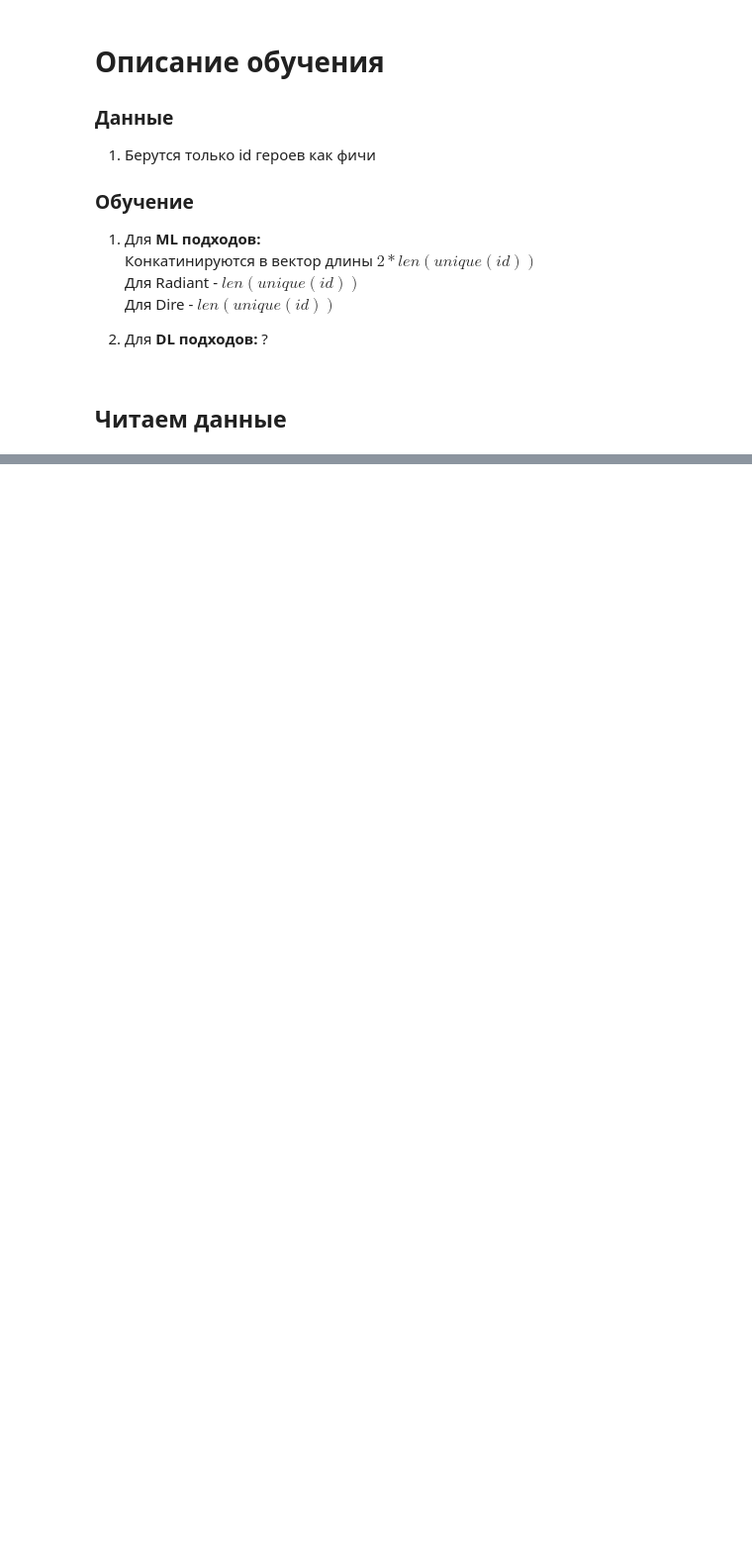
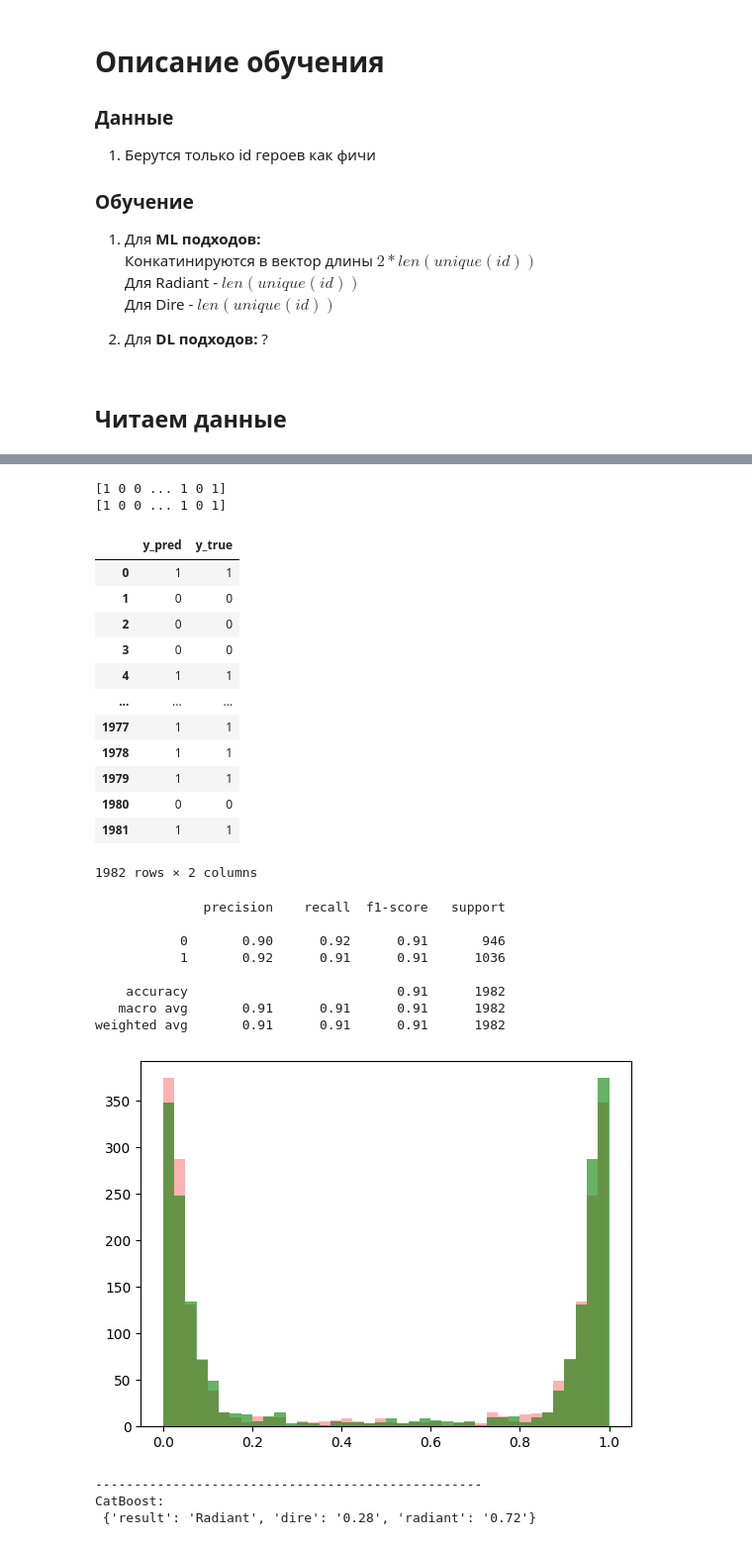
Before and after one commit to LeDron12/SmartDota, a Jupyter notebook: src/experiments/ids_only/ids_only.ipynb, the cells around one changed output, grey strips where cells are left out. Shown at 99% size. Saved outputs shown, nothing was run; the diff lists cells and outputs as text; code cells hidden in the pictures; blank space fills up the shorter version.

```diff
--- a/src/experiments/ids_only/ids_only.ipynb
+++ b/src/experiments/ids_only/ids_only.ipynb
@@ -152,0 +196,12 @@ display(df2)
+# %%
+from sklearn.model_selection import train_test_split
+from sklearn.metrics import classification_report
+
+RANDOM_STATE = 42
+
+X = df_train_val.drop(['target'], axis=1).to_numpy()
+y = df_train_val['target'].to_numpy()
+X_train, X_val, y_train, y_val = train_test_split(X, y, test_size=0.05, random_state=RANDOM_STATE)
+
+X_test = df_test.drop(['target'], axis=1).to_numpy()
+y_test = df_test['target'].to_numpy()
@@ -152,0 +377,32 @@ display(df2)
+# %%
+preds = cbt_model.predict(X_val)
+probas = cbt_model.predict_proba(X_val)
+
+plot_prob_hist(probas)
+compare_results(preds, y_val, X_val)
+print(classification_report(y_val, preds))
+# %% [output]
+[1 0 0 ... 1 0 1]
+[1 0 0 ... 1 0 1]
+|  | y_pred | y_true |
+| 0 | 1 | 1 |
+| 1 | 0 | 0 |
+| 2 | 0 | 0 |
+| 3 | 0 | 0 |
+| 4 | 1 | 1 |
+| ... | ... | ... |
+| 1977 | 1 | 1 |
+| 1978 | 1 | 1 |
+| 1979 | 1 | 1 |
+| 1980 | 0 | 0 |
+| 1981 | 1 | 1 |
+1982 rows × 2 columns
+              precision    recall  f1-score   support
+
+           0       0.90      0.92      0.91       946
+           1       0.92      0.91      0.91      1036
+
+    accuracy                           0.91      1982
+   macro avg       0.91      0.91      0.91      1982
+weighted avg       0.91      0.91      0.91      1982
+[figure, added]
@@ -152,0 +416,14 @@ display(df2)
+# %%
+import json
+import sys
+sys.path.append('../')
+
+from lib.results_view import make_single_prediction
+
+# print('LogReg:\n', make_single_prediction(logreg_model, 7599378829))
+print('-'*50)
+print('CatBoost:\n', make_single_prediction(cbt_model, 7599358486))
+# %% [output]
+--------------------------------------------------
+CatBoost:
+ {'result': 'Radiant', 'dire': '0.28', 'radiant': '0.72'}
```
Also changed, not shown: parts of 24 cells of this notebook, 17 other files.
